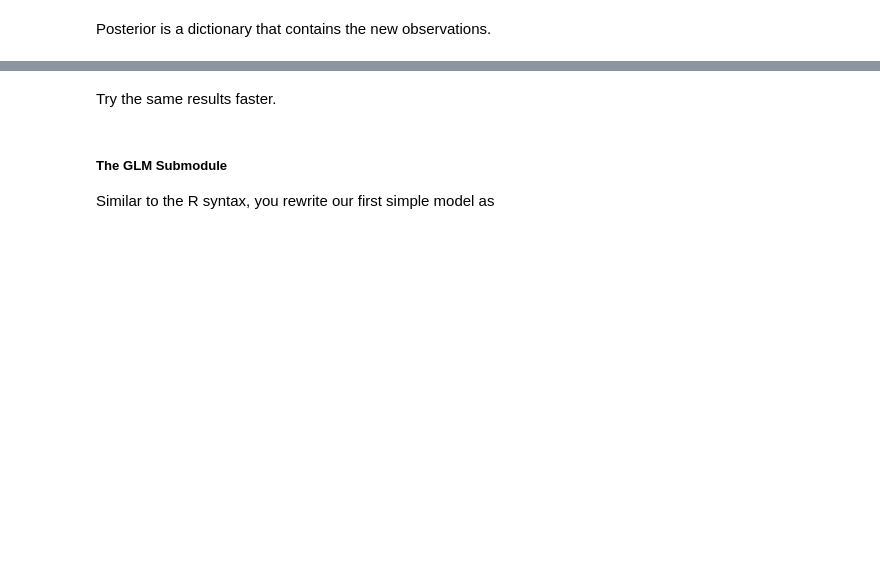
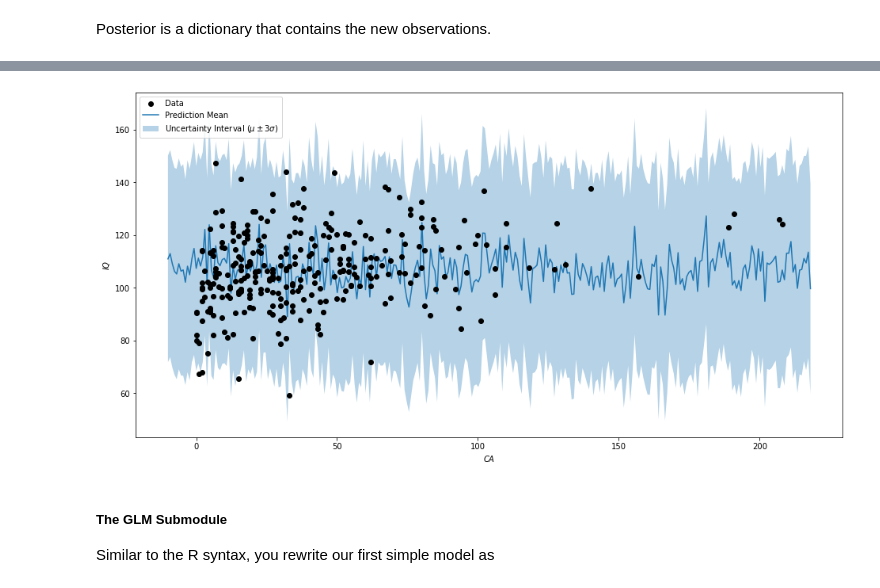
Before and after one commit to ElectronicsArchiver/tewa1_cogpsy_python, a Jupyter notebook: final_project_dataset_2.ipynb, the cells around one changed output, grey strips where cells are left out. Drawn from its saved outputs; the diff is of its cells as text; code cells hidden in the pictures; blank space fills up the shorter version.

```diff
--- a/final_project_dataset_2.ipynb
+++ b/final_project_dataset_2.ipynb
@@ -519,5 +472,16 @@ plt.legend(loc='upper left');
-# %% [markdown]
-Try the same results faster.
+# %%
+y_mean = y_pred.mean(axis=0)
+y_std = y_pred.std(axis=0)
+
+plt.figure(figsize=(16, 8))
+plt.scatter(x_2, y, c='k', zorder=10, label='Data')
+plt.plot(x_2_new, y_mean, label='Prediction Mean')
+plt.fill_between(x_2_new, y_mean - 3*y_std, y_mean + 3*y_std, alpha=0.33, label='Uncertainty Interval ($\mu\pm3\sigma$)')
+plt.xlabel('$CA$')
+plt.ylabel('$IQ$')
+plt.legend(loc='upper left');
+# %% [output]
+[figure, added]
 # %% [markdown]
 ##### **The GLM Submodule**
 
```
Also changed, not shown: parts of 22 cells of this notebook.
